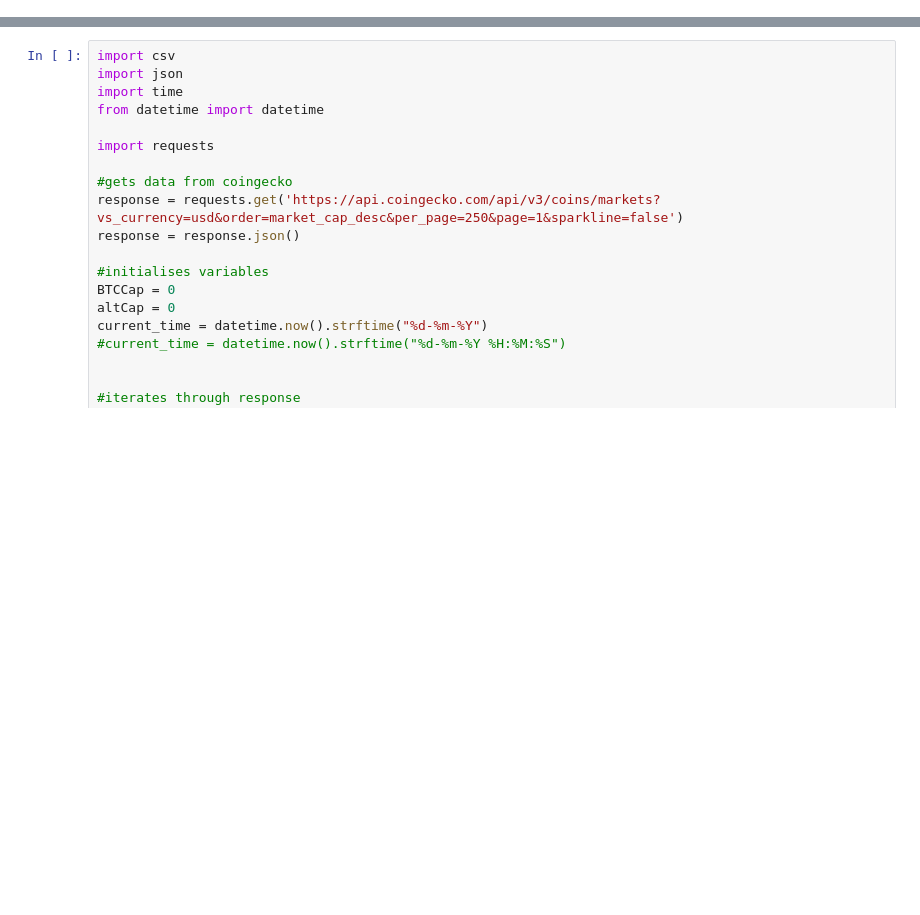
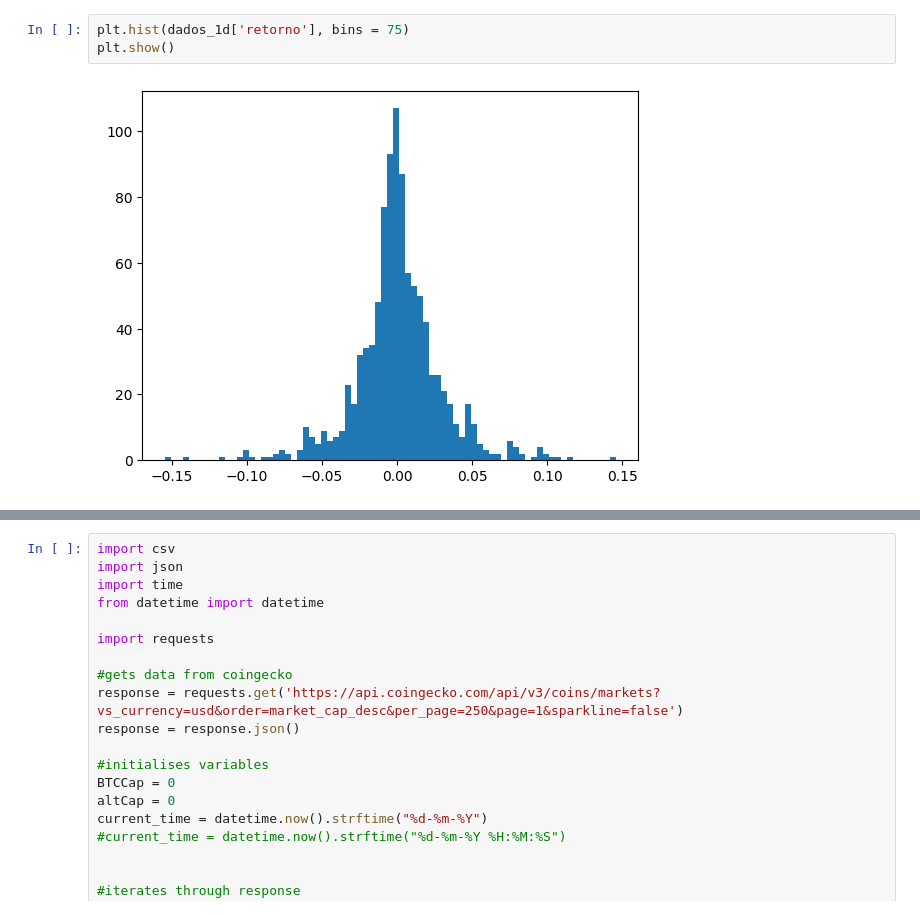
Before and after one commit to Veras-D/team-25_Desafio-IV, a Jupyter notebook: dados/data_crypto.ipynb, the cells around one changed output, grey strips where cells are left out. Saved outputs shown, nothing was run; the diff lists cells and outputs as text; blank space fills up the shorter version.

```diff
--- a/dados/data_crypto.ipynb
+++ b/dados/data_crypto.ipynb
@@ -205,0 +396,5 @@ dados = pd.DataFrame(dados_historicos, columns=colunas).astype(float)
+# %%
+plt.hist(dados_1d['retorno'], bins = 75)
+plt.show()
+# %% [output]
+[figure, added]
```
Also changed, not shown: parts of 32 cells of this notebook, 8 other files.
